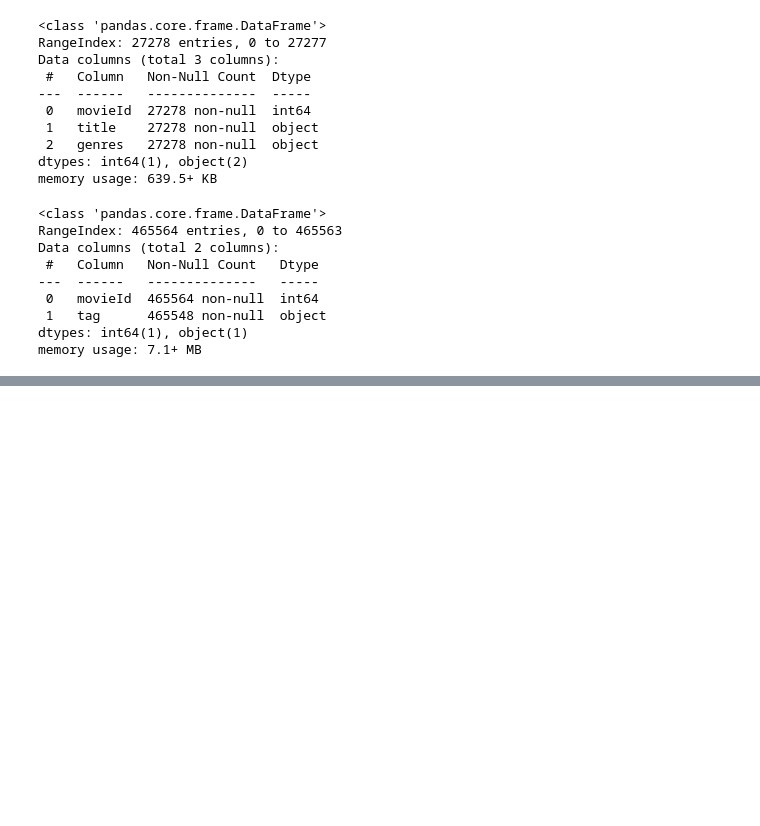
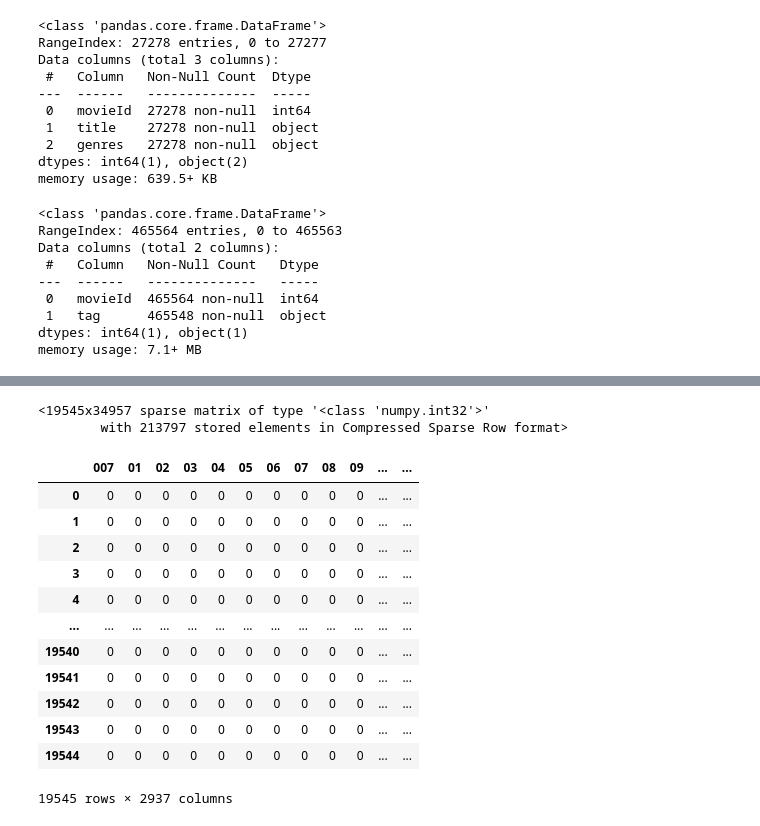
Before and after one commit to murilovpinheiro/first-recommender, a Jupyter notebook: recommender_content.ipynb, the cells around one changed output, grey strips where cells are left out. Saved outputs shown, nothing was run; the diff lists cells and outputs as text; code cells hidden in the pictures; blank space fills up the shorter version.

```diff
--- a/recommender_content.ipynb
+++ b/recommender_content.ipynb
@@ -85,0 +105,34 @@ result
+# %%
+vectorizer_tags = CountVectorizer()
+
+tags_ = vectorizer_tags.fit_transform(tagsGrouped.loc[:, "tag"])
+tags_names = vectorizer_tags.get_feature_names_out()
+
+tags_.data = np.where(tags_.data != 0, 1, 0)
+tags_
+# %% [output]
+<19545x34957 sparse matrix of type '<class 'numpy.int32'>'
+        with 213797 stored elements in Compressed Sparse Row format>
+# %%
+tags_counts = np.array(tags_.sum(axis=0))[0]
+filter_ = (tags_counts > 10)
+
+names_filtered = tags_names[filter_] # 35k para 3k
+# %%
+tags_ = pd.DataFrame((tags_[:, filter_].toarray()), columns = names_filtered)
+
+tags_
+# %% [output]
+|  | 007 | 01 | 02 | 03 | 04 | 05 | 06 | 07 | 08 | 09 | ... | ... |
+| 0 | 0 | 0 | 0 | 0 | 0 | 0 | 0 | 0 | 0 | 0 | ... | ... |
+| 1 | 0 | 0 | 0 | 0 | 0 | 0 | 0 | 0 | 0 | 0 | ... | ... |
+| 2 | 0 | 0 | 0 | 0 | 0 | 0 | 0 | 0 | 0 | 0 | ... | ... |
+| 3 | 0 | 0 | 0 | 0 | 0 | 0 | 0 | 0 | 0 | 0 | ... | ... |
+| 4 | 0 | 0 | 0 | 0 | 0 | 0 | 0 | 0 | 0 | 0 | ... | ... |
+| ... | ... | ... | ... | ... | ... | ... | ... | ... | ... | ... | ... | ... |
+| 19540 | 0 | 0 | 0 | 0 | 0 | 0 | 0 | 0 | 0 | 0 | ... | ... |
+| 19541 | 0 | 0 | 0 | 0 | 0 | 0 | 0 | 0 | 0 | 0 | ... | ... |
+| 19542 | 0 | 0 | 0 | 0 | 0 | 0 | 0 | 0 | 0 | 0 | ... | ... |
+| 19543 | 0 | 0 | 0 | 0 | 0 | 0 | 0 | 0 | 0 | 0 | ... | ... |
+| 19544 | 0 | 0 | 0 | 0 | 0 | 0 | 0 | 0 | 0 | 0 | ... | ... |
+19545 rows × 2937 columns
```
Also changed, not shown: parts of 23 cells of this notebook, 1 other file.
